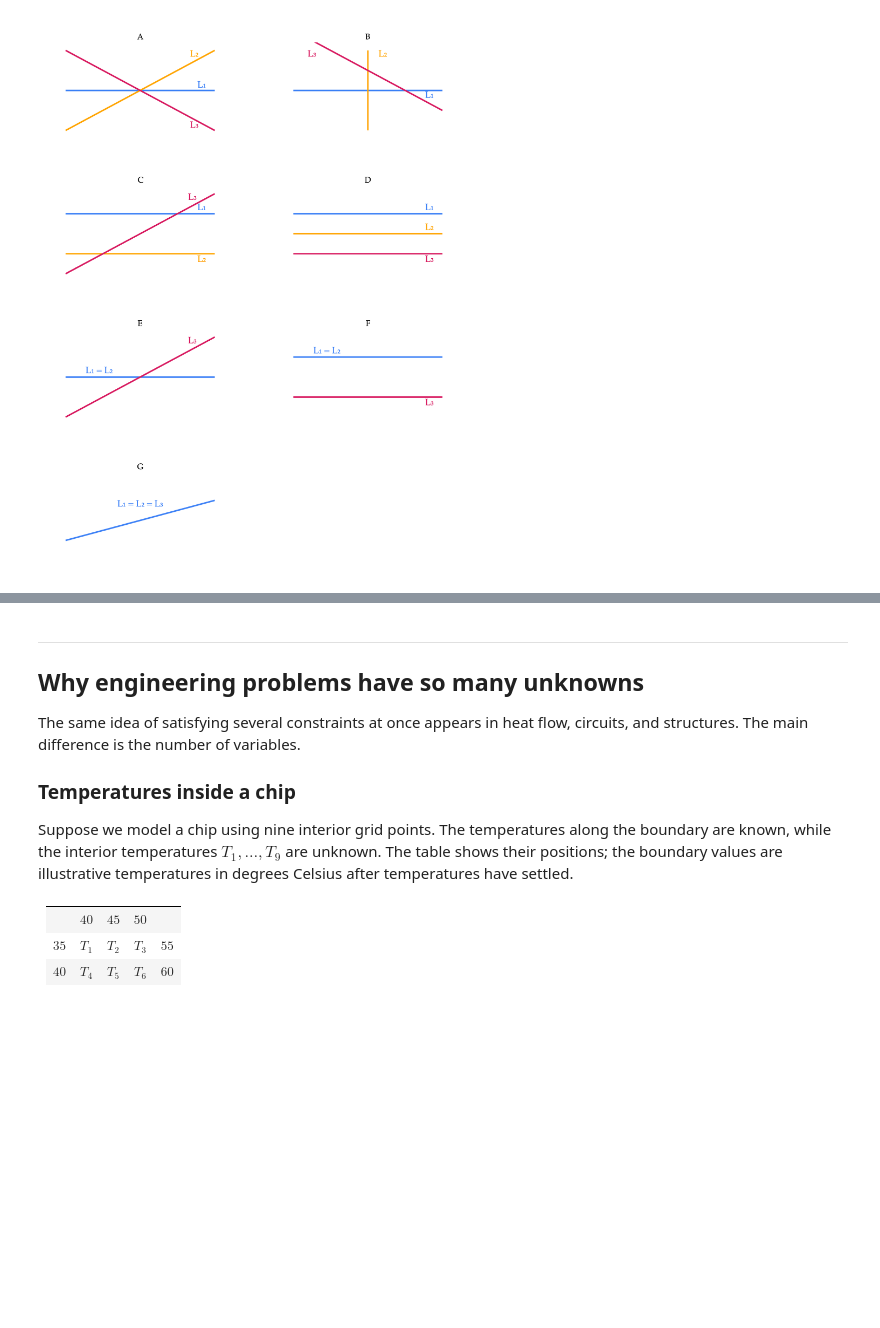
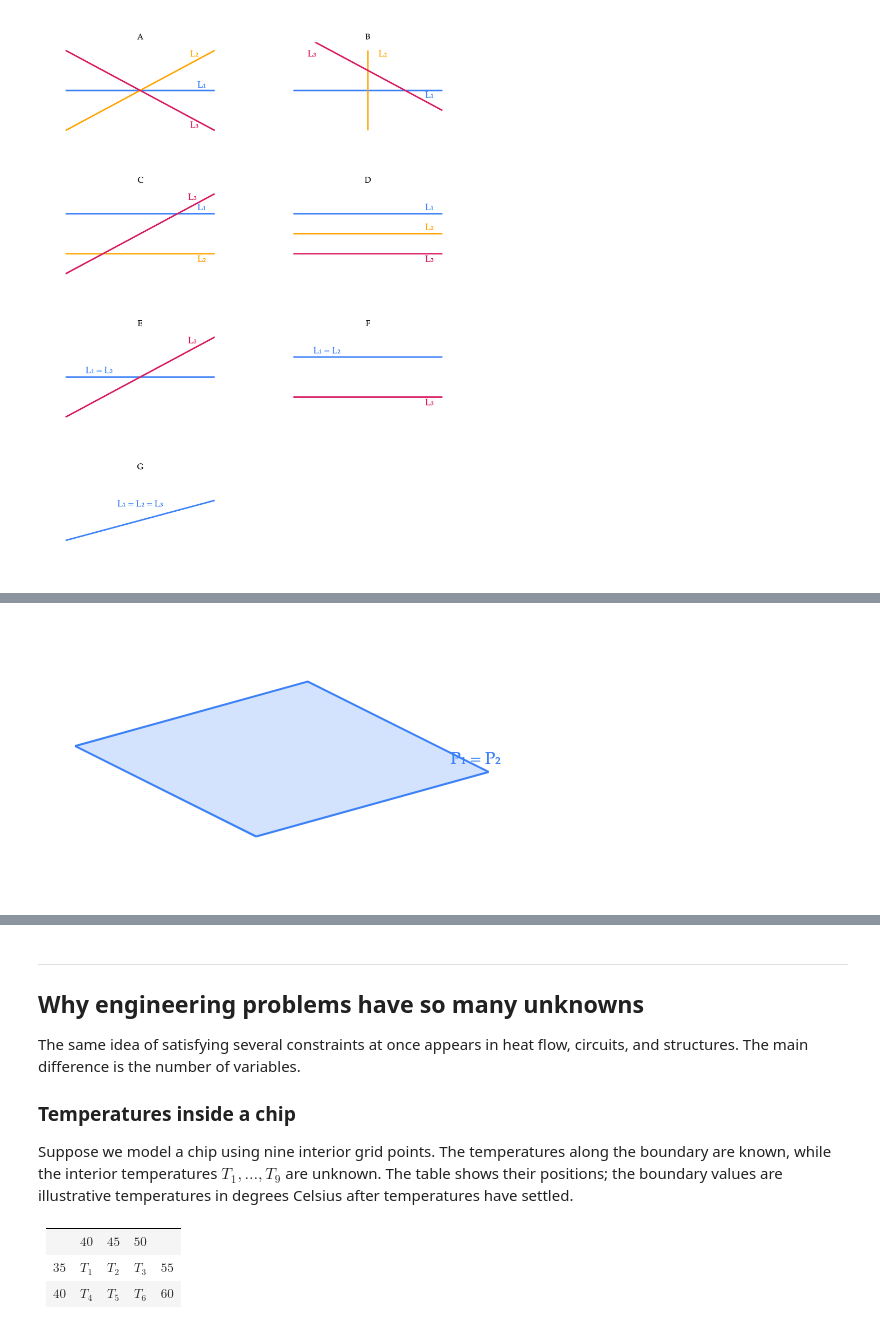
Before and after one commit to math-124/notes, a Jupyter notebook: ch02/02-08.ipynb, the cells around one changed output, grey strips where cells are left out. Cells and saved outputs as stored; diff of their text form; code cells hidden in the pictures; blank space fills up the shorter version.

Commit message:
Illustrate plane configurations within Chapter 2.8 Activity 2

```diff
--- a/ch02/02-08.ipynb
+++ b/ch02/02-08.ipynb
@@ -372,3 +562,7 @@ $$\vec a\cdot\bigl(\vec p+t(\vec q-\vec p)\bigr)=b+t(b-b)=b.$$
 
 Thus the entire line through $\vec p$ and $\vec q$ consists of solutions.
 :::
+# %%
+activity_plane_diagram('start-coincident').show()
+# %% [output]
+[figure, added]
```
Also changed, not shown: parts of 13 cells of this notebook.
